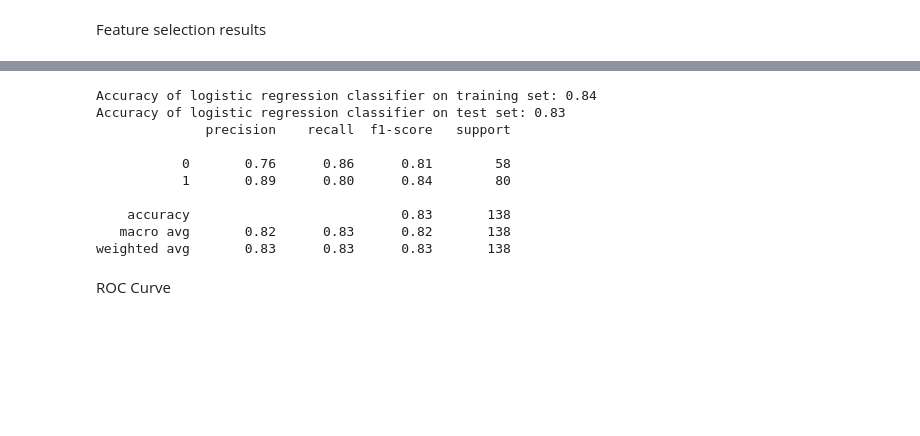
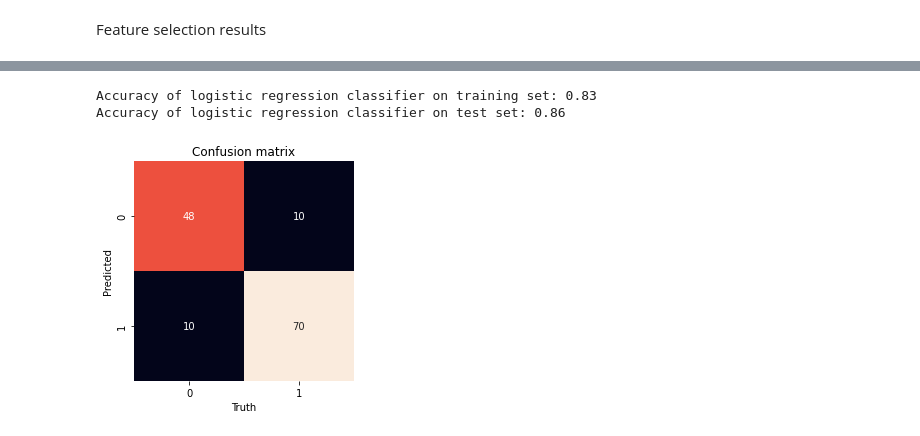
Before and after one commit to NPF-classifiers-109/npf-classifier, a Jupyter notebook: logisticregression/logreg.ipynb, the cells around one changed output, grey strips where cells are left out. Drawn from its saved outputs; the diff is of its cells as text; code cells hidden in the pictures; blank space fills up the shorter version.

```diff
--- a/logisticregression/logreg.ipynb
+++ b/logisticregression/logreg.ipynb
@@ -179,19 +211,32 @@ y_pred = logreg.predict(X_test_chosen_features)
 # %%
+# Fit the logistic regression model on the chosen features and report
+logreg = LogisticRegression()
+logreg.fit(X_train_chosen_features, y_train)
+## Predict on chosen features
+# Training data
+y_pred_train = logreg.predict(X_train_chosen_features)
+# Test data
+X_test_chosen_features = X_test[chosen_features]
+y_pred_test = logreg.predict(X_test_chosen_features)
+
 # print resuts (accuracy and classification report)
 print('Accuracy of logistic regression classifier on training set: {:.2f}'.format(logreg.score(X_train_chosen_features, y_train)))
 print('Accuracy of logistic regression classifier on test set: {:.2f}'.format(logreg.score(X_test_chosen_features, y_test)))
-from sklearn.metrics import classification_report
-print(classification_report(y_test, y_pred))
+
+## Calculate and plot confusion matrix
+confusion_matrix = confusion_matrix(y_test, y_pred_test)
+
+#Plot Confusion Matrix
+class_names=[0,1]
+names = np.unique(y_pred_test)
+sns.heatmap(confusion_matrix, square=True, annot=True, fmt='d', cbar=False,
+                xticklabels=names, yticklabels=names)
+plt.xlabel('Truth')
+plt.ylabel('Predicted')
+plt.title('Confusion matrix')
+plt.tight_layout()
+plt.show()
 # %% [output]
-Accuracy of logistic regression classifier on training set: 0.84
-Accuracy of logistic regression classifier on test set: 0.83
-              precision    recall  f1-score   support
-
-           0       0.76      0.86      0.81        58
-           1       0.89      0.80      0.84        80
-
-    accuracy                           0.83       138
-   macro avg       0.82      0.83      0.82       138
-weighted avg       0.83      0.83      0.83       138
+Accuracy of logistic regression classifier on training set: 0.83
+Accuracy of logistic regression classifier on test set: 0.86
+[figure, added]
-# %% [markdown]
-ROC Curve
```
Also changed, not shown: parts of 16 cells of this notebook, 1 other file.
